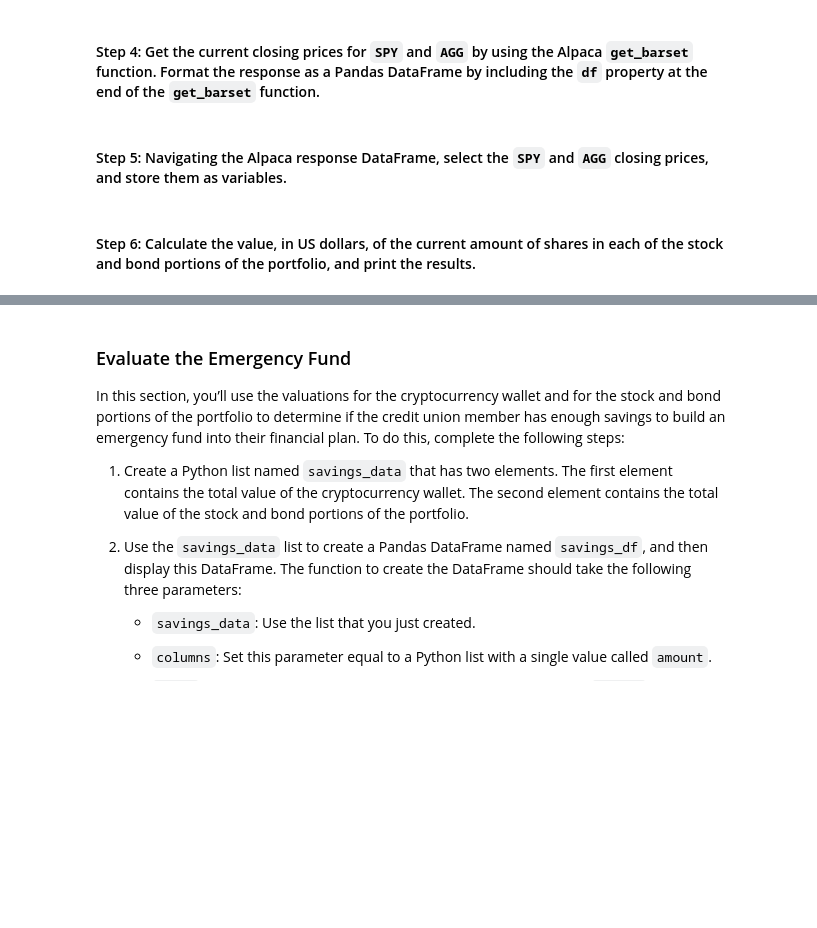
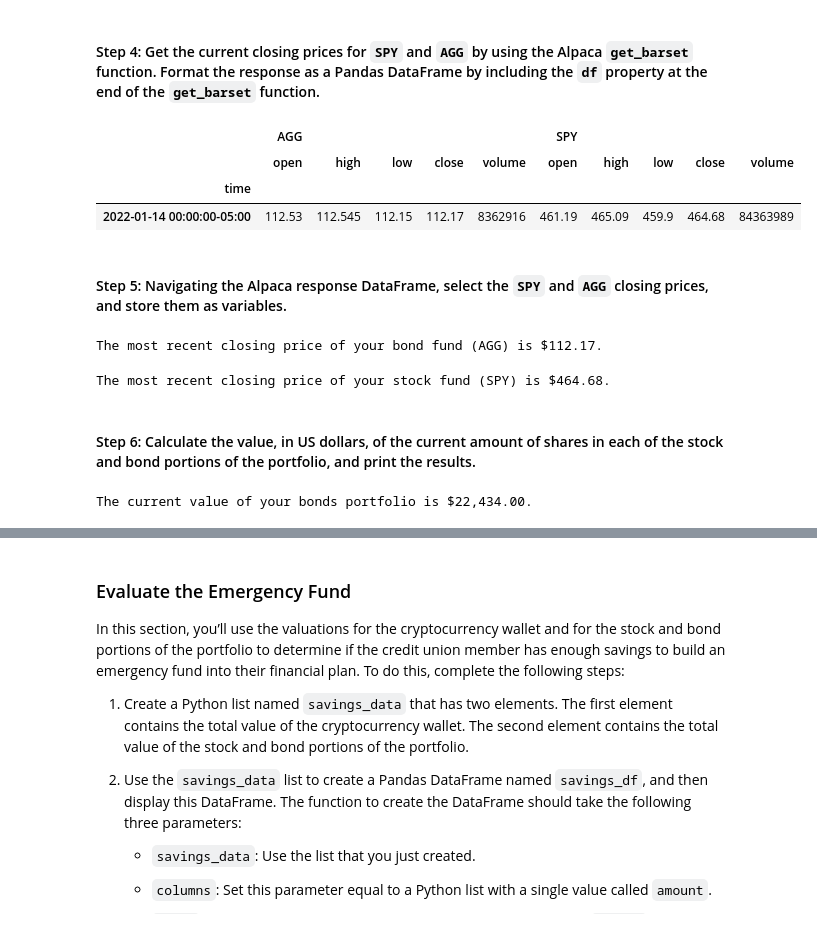
Before and after one commit to justcb/financial_planning, a Jupyter notebook: financial_planning_tools.ipynb, the cells around one changed output, grey strips where cells are left out. Saved outputs shown, nothing was run; the diff lists cells and outputs as text; code cells hidden in the pictures; blank space fills up the shorter version.

Commit message:
Bond, Stock, and total portfolio values complete.

```diff
--- a/financial_planning_tools.ipynb
+++ b/financial_planning_tools.ipynb
@@ -193,8 +193,13 @@ agg_shares = 200
 #### Step 2: Set the variables for the Alpaca API and secret keys. Using the Alpaca SDK, create the Alpaca `tradeapi.REST` object. In this object, include the parameters for the Alpaca API key, the secret key, and the version number.
 # %%
 # Set the variables for the Alpaca API and secret keys
-# YOUR CODE HERE
-# YOUR CODE HERE
+alpaca_api_key = os.getenv("ALPACA_API_KEY")
+alpaca_secret_key = os.getenv("ALPACA_SECRET_KEY")
+display(type(alpaca_api_key))
+display(type(alpaca_secret_key))
 
 # Create the Alpaca tradeapi.REST object
-# YOUR CODE HERE
+alpaca = tradeapi.REST(
+    alpaca_api_key,
+    alpaca_secret_key,
+    api_version="v2")
@@ -208,49 +216,67 @@ agg_shares = 200
 - `start_date` and `end_date`: Use the same date for these parameters, and format them with the date of the previous weekday (or `2020-08-07`). This is because you want the one closing price for the most-recent trading day.
 # %%
 # Set the tickers for both the bond and stock portion of the portfolio
-# YOUR CODE HERE
-
+tickers = ["SPY", "AGG"]
 # Set timeframe to 1D
-# YOUR CODE HERE
+timeframe = "1D"
 
 # Format current date as ISO format
 # Set both the start and end date at the date of your prior weekday
 # This will give you the closing price of the previous trading day
 # Alternatively you can use a start and end date of 2020-08-07
-# YOUR CODE HERE
-# YOUR CODE HERE
+start_date = pd.Timestamp("2022-01-14", tz="America/New_York").isoformat()
+end_date = pd.Timestamp("2022-01-14", tz="America/New_York").isoformat()
 # %% [markdown]
 #### Step 4: Get the current closing prices for `SPY` and `AGG` by using the Alpaca `get_barset` function. Format the response as a Pandas DataFrame by including the `df` property at the end of the `get_barset` function.
 # %%
 # Use the Alpaca get_barset function to get current closing prices the portfolio
 # Be sure to set the `df` property after the function to format the response object as a DataFrame
-# YOUR CODE HERE
+prices_df = alpaca.get_barset(
+  tickers,
+  timeframe,
+  start=start_date,
+  end=end_date
+).df
 
 # Review the first 5 rows of the Alpaca DataFrame
-# YOUR CODE HERE
+prices_df.head()
+# %% [output]
+|  | AGG |  |  |  |  | SPY |  |  |  |  |
+|  | open | high | low | close | volume | open | high | low | close | volume |
+| time |  |  |  |  |  |  |  |  |  |  |
+| 2022-01-14 00:00:00-05:00 | 112.53 | 112.545 | 112.15 | 112.17 | 8362916 | 461.19 | 465.09 | 459.9 | 464.68 | 84363989 |
 # %% [markdown]
 #### Step 5: Navigating the Alpaca response DataFrame, select the `SPY` and `AGG` closing prices, and store them as variables.
 # %%
 # Access the closing price for AGG from the Alpaca DataFrame
 # Converting the value to a floating point number
-agg_close_price = # YOUR CODE HERE
+agg_close_price = float(prices_df["AGG"]["close"])
 
 # Print the AGG closing price
-# YOUR CODE HERE
+print(f"The most recent closing price of your bond fund (AGG) is ${agg_close_price:,.2f}.")
+# %% [output]
+The most recent closing price of your bond fund (AGG) is $112.17.
 # %%
 # Access the closing price for SPY from the Alpaca DataFrame
 # Converting the value to a floating point number
-spy_close_price = # YOUR CODE HERE
+spy_close_price = float(prices_df["SPY"]["close"])
 
 # Print the SPY closing price
-# YOUR CODE HERE
+print(f"The most recent closing price of your stock fund (SPY) is ${spy_close_price:,.2f}.")
+# %% [output]
+The most recent closing price of your stock fund (SPY) is $464.68.
 # %% [markdown]
 #### Step 6: Calculate the value, in US dollars, of the current amount of shares in each of the stock and bond portions of the portfolio, and print the results.
 # %%
 # Calculate the current value of the bond portion of the portfolio
-agg_value = # YOUR CODE HERE
+agg_value = agg_close_price * agg_shares
+
+agg_value
+
 
 # Print the current value of the bond portfolio
-# YOUR CODE HERE
+print(f"The current value of your bond portfolio is ${agg_value:,.2f}.")
+# %% [output]
+The current value of your bonds portfolio is $22,434.00.
 # %%
 # Calculate the current value of the stock portion of the portfolio
```
Also changed, not shown: parts of 11 cells of this notebook.
